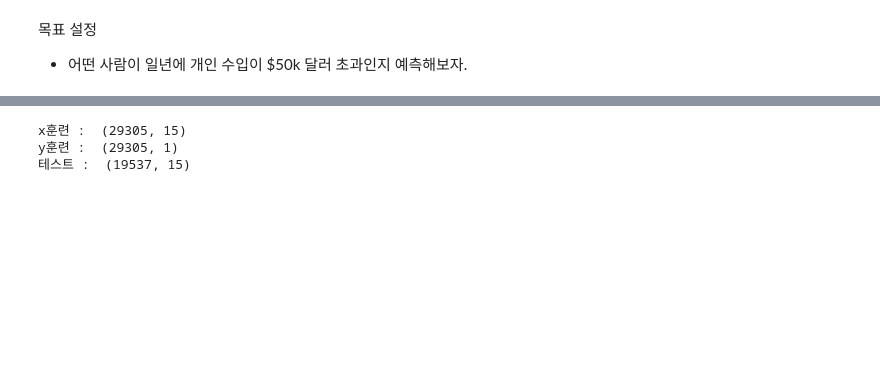
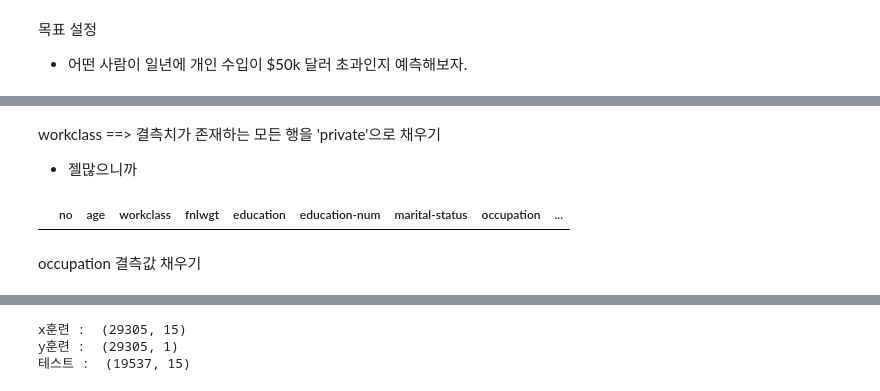
Before and after one commit to so1454/MachineLearning, a Jupyter notebook: kaggle_competition/01test.ipynb, the cells around one changed output, grey strips where cells are left out. Saved outputs shown, nothing was run; the diff lists cells and outputs as text; code cells hidden in the pictures; blank space fills up the shorter version.

```diff
--- a/kaggle_competition/01test.ipynb
+++ b/kaggle_competition/01test.ipynb
@@ -126,0 +166,3 @@ dtype: int64
+# %% [markdown]
+workclass ==> 결측치가 존재하는 모든 행을 'private'으로 채우기
+- 젤많으니까
@@ -126,0 +171,4 @@ dtype: int64
+# %%
+train[train['workclass'].isnull()]
+# %% [output]
+|  | no | age | workclass | fnlwgt | education | education-num | marital-status | occupation | ... |
@@ -126,0 +177,2 @@ dtype: int64
+# %% [markdown]
+occupation 결측값 채우기
```
Also changed, not shown: parts of 40 cells of this notebook, 5 other files.
